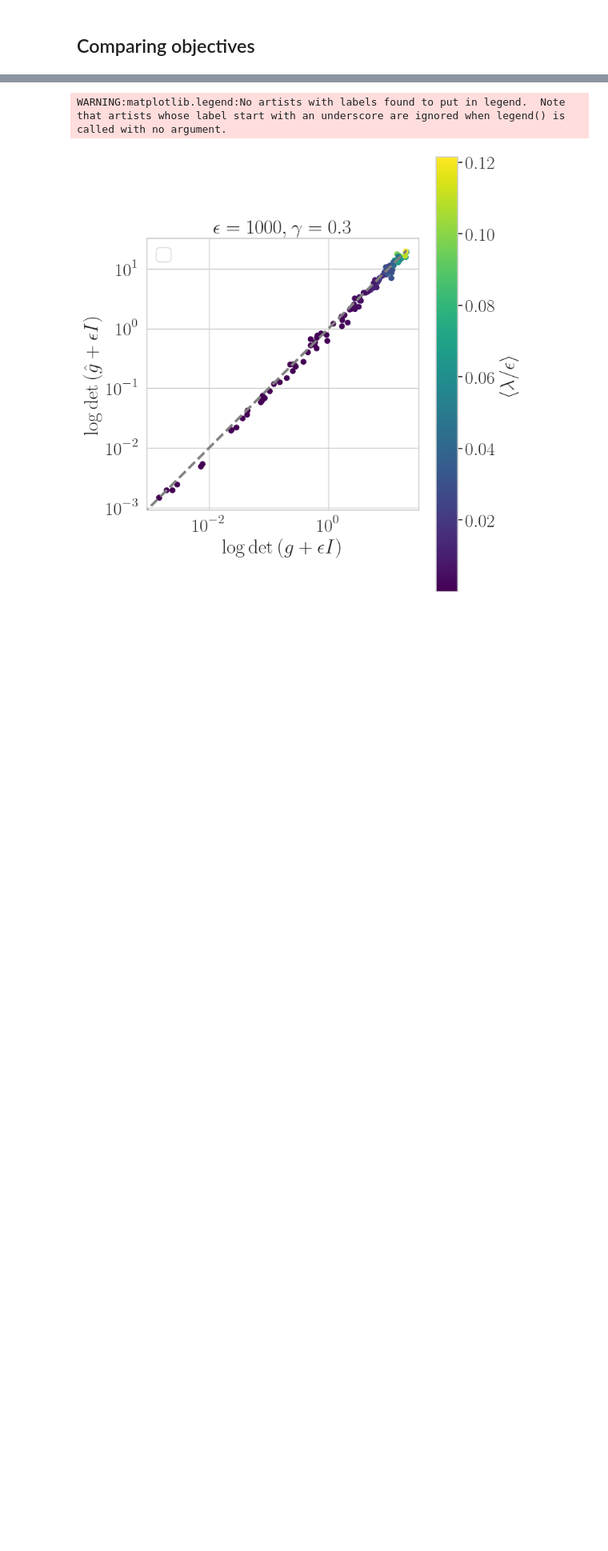
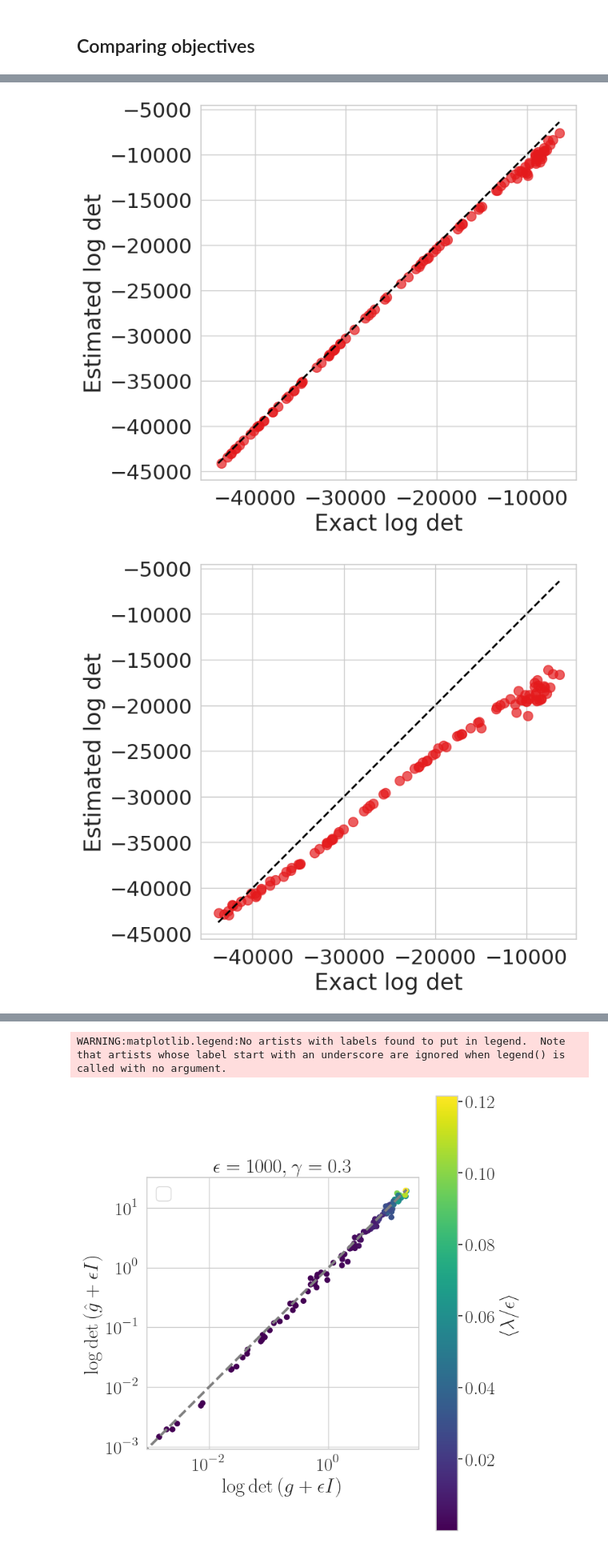
Before and after one commit to activatedgeek/function-space-map, a Jupyter notebook: notebooks/two_moons_objectives.ipynb, the cells around one changed output, grey strips where cells are left out. Shown at 80% size. Saved outputs shown, nothing was run; the diff lists cells and outputs as text; code cells hidden in the pictures; blank space fills up the shorter version.

```diff
--- a/notebooks/two_moons_objectives.ipynb
+++ b/notebooks/two_moons_objectives.ipynb
@@ -572,59 +572,69 @@ for num_eval_points in [1000, 300, 100, 30]:
 # %%
+from matplotlib import pyplot as plt
+import seaborn as sns
+import numpy as np
+sns.set(style="whitegrid", font_scale=2.0, rc={"lines.linewidth": 3.0})
+sns.set_palette("Set1")
+
 trials = 100
 x_context = x_test
 
 # laplacian estimator
 n_samples = 10
-sigma = 0.01 # noise scale
 normalize = False
 
-max_scale = 10
+min_scale = -1
+max_scale = 1
 
-for jitter in [1000, 1, 1e-3, 1e-6]:
-    for num_eval_points in [1600, 800, 100]: # max = 1600
+# for jitter in [1000, 1, 1e-3, 1e-6]:
+for jitter in [1e-32]:
+    for num_eval_points in [800, 400, 200]: # max = 1600
         # shuffle with seed 0
         eval_idx = np.arange(len(x_test))
-        for sigma in [0.001, 0.01, 0.1] if jitter == 1000 else [0.001]:
+        for sigma in [0.001]:
             logdets = [] # full eval set
             logdets_n = [] # subsampled eval set
             true_laplacians = [] # true laplacian based on eigenvalues
             laplacian_estimates = [] # estimated laplacian with subsampled eval set
             eig_over_jitter = []
             max_eig_over_jitter = []
             condition = []
             rng_key = jax.random.PRNGKey(0)
             for i in tqdm(range(trials)):
                 rng = np.random.default_rng(i)
                 rng.shuffle(eval_idx)
                 rng_key, rng_key_sample = jax.random.split(rng_key)
                 params = model.init(rng_key_sample, x_train[0][None, :])
                 # uniform between 0 and max_scale
                 rng_key, rng_key_scale = jax.random.split(rng_key)
-                scale = jax.random.uniform(rng_key_scale, shape=(), minval=0, maxval=max_scale)
+                scale = 10 ** jax.random.uniform(rng_key_scale, shape=(), minval=min_scale, maxval=max_scale)
                 params = jax.tree_map(lambda x: x * scale, params)
-                logdet_full, eig = log_det_g_svd(model, params, x_context, jitter, return_eig=True, shift_by_jitter=True)
+                logdet_full, eig = log_det_g_svd(model, params, x_context, jitter=0, return_eig=True, shift_by_jitter=False)
                 logdets.append(logdet_full)
-                logdet_n = log_det_g_svd(model, params, x_context[eval_idx[:num_eval_points]], jitter, return_eig=False, shift_by_jitter=True)
+                logdet_n = log_det_g_svd(model, params, x_context[eval_idx[:num_eval_points]], jitter, return_eig=False, shift_by_jitter=False)
                 logdets_n.append(logdet_n)
                 eig_over_jitter.append(eig.mean().item() / jitter)
                 max_eig_over_jitter.append(eig.max().item() / jitter)
                 condition.append(eig.max().item() / (eig.min().item() + 1e-32))
                 laplacian_estimates.append(log_det_trace_estimator(model, params, x_context[eval_idx[:num_eval_points]], jitter, sigma, n_samples, normalize).item())
                 true_laplacians.append(log_det_g_svd_first_order(model, params, x_context, jitter)) # jitter has no effect on this
 
             laplacian_estimates = np.array(laplacian_estimates)
             logdets = np.array(logdets)
             logdets_n = np.array(logdets_n)
             true_laplacians = np.array(true_laplacians)
             condition = np.array(condition)
 
 
-            plot_compare(logdets, laplacian_estimates, eig_over_jitter, rf'$\log\det\left(g + \epsilon I\right)$', r'$\hat{\Delta} d$', clabel=r'$\langle \lambda / \epsilon \rangle$', title=rf'$\sigma = {sigma}, \epsilon = {jitter}, N = {num_eval_points}$', log_axes=True)
-            plt.savefig(f'objectives/logdet_laplace_eps{jitter}_std{sigma}_n{num_eval_points}_{act}.pdf')
+            # plot_compare(logdets, laplacian_estimates, eig_over_jitter, rf'Exact log det', r'Laplacian estimate', clabel=r'$\rho$', title=rf'$\sigma = {sigma}, \epsilon = {jitter}, N = {num_eval_points}$', log_axes=True)
+            # plt.savefig(f'objectives_final/logdet_laplace_eps{jitter}_std{sigma}_n{num_eval_points}_{act}.pdf')
+            # plt.show()
+            plot_compare(logdets, logdets_n, None, rf'Exact log det', r'Estimated log det', clabel=None, title=None, log_axes=False)
+            plt.savefig(f'objectives_final/logdet_logdet_n_eps{jitter}_std{sigma}_n{num_eval_points}_{act}.pdf')
             plt.show()
-            plot_compare(logdets, logdets_n, eig_over_jitter, rf'$\log\det\left(g + \epsilon I\right)$', r'$\log\det\left(\hat{g} + \epsilon I\right)$', clabel=r'$\langle \lambda / \epsilon \rangle$', title=rf'$\epsilon = {jitter}, N = {num_eval_points}$', log_axes=True)
-            plt.savefig(f'objectives/logdet_logdet_n_eps{jitter}_std{sigma}_n{num_eval_points}_{act}.pdf')
-            plt.show()
-            plot_compare(true_laplacians, laplacian_estimates, None, r'$\Delta d$', r'$\hat{\Delta} d$', clabel=None, title=rf'$\sigma = {sigma}, N = {num_eval_points}$', log_axes=True)
-            plt.savefig(f'objectives/truelaplace_laplace_eps{jitter}_std{sigma}_n{num_eval_points}_{act}.pdf')
-            plt.show()
+            # plot_compare(true_laplacians, laplacian_estimates, None, r'$\Delta d$', r'Laplacian Estimate', clabel=None, title=rf'$\sigma = {sigma}, N = {num_eval_points}$', log_axes=True)
+            # plt.savefig(f'objectives_final/truelaplace_laplace_eps{jitter}_std{sigma}_n{num_eval_points}_{act}.pdf')
+            # plt.show()
+# %% [output]
+[figure, added]
+[figure, added]
```
Also changed, not shown: parts of 6 cells of this notebook, 2 other files.
